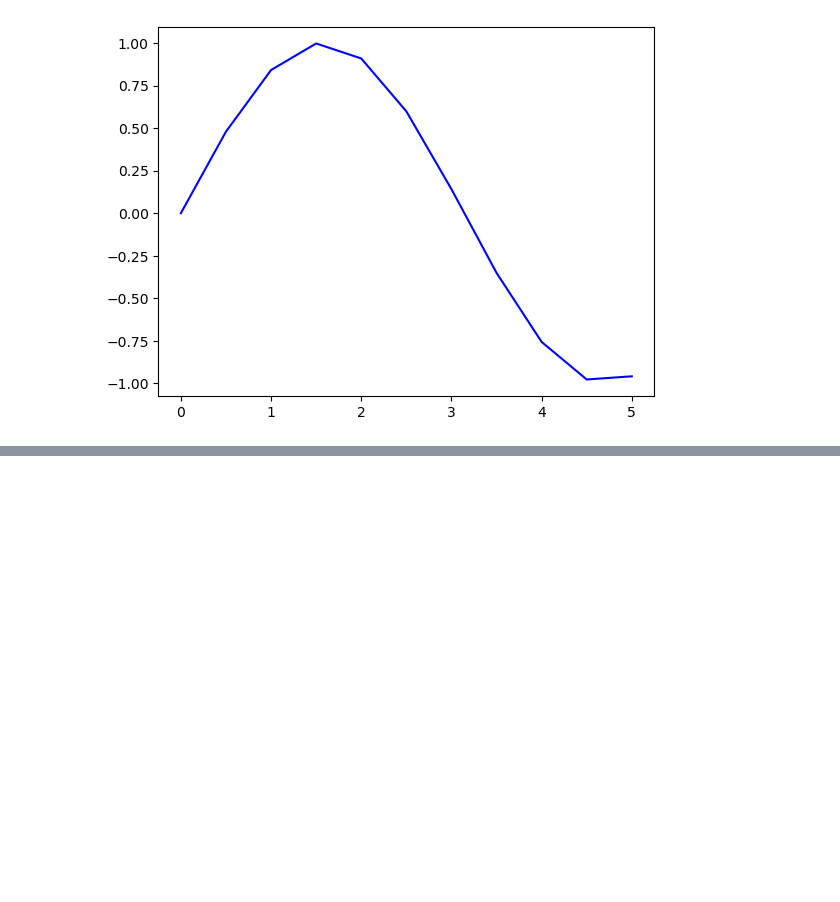
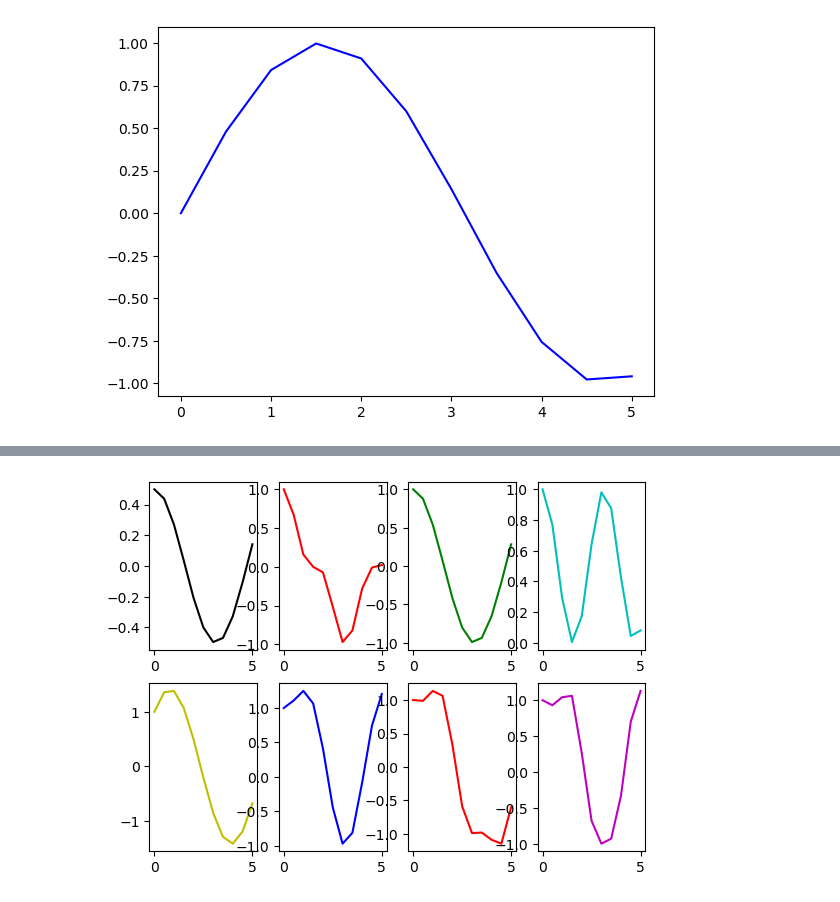
Before and after one commit to nilia2020/pyplot_seaborn_visual, a Jupyter notebook: matplotlib/OO_subplots.ipynb, the cells around one changed output, grey strips where cells are left out. Saved outputs shown, nothing was run; the diff lists cells and outputs as text; code cells hidden in the pictures; blank space fills up the shorter version.

```diff
--- a/matplotlib/OO_subplots.ipynb
+++ b/matplotlib/OO_subplots.ipynb
@@ -12,0 +27,13 @@ axes.plot(x,y,'b')
+# %%
+fig, axes = plt.subplots(2, 4)
+axes[0,0].plot(x, np.cos(x)/2, 'k')
+axes[0,1].plot(x, np.cos(x)**3, 'r')
+axes[0,2].plot(x, np.cos(x), "g")
+axes[0,3].plot(x, np.cos(x)**2, 'c')
+axes[1,0].plot(x, np.cos(x)+np.sin(x), 'y')
+axes[1,1].plot(x, np.cos(x)+np.sin(x)**2, 'b')
+axes[1,2].plot(x, np.cos(x)+np.sin(x)**3, 'r')
+axes[1,3].plot(x, np.cos(x)+np.sin(x)**4, 'm')
+%matplotlib inline
+# %% [output]
+[figure, added]
```
Also changed, not shown: parts of 3 cells of this notebook, 1 other file.
